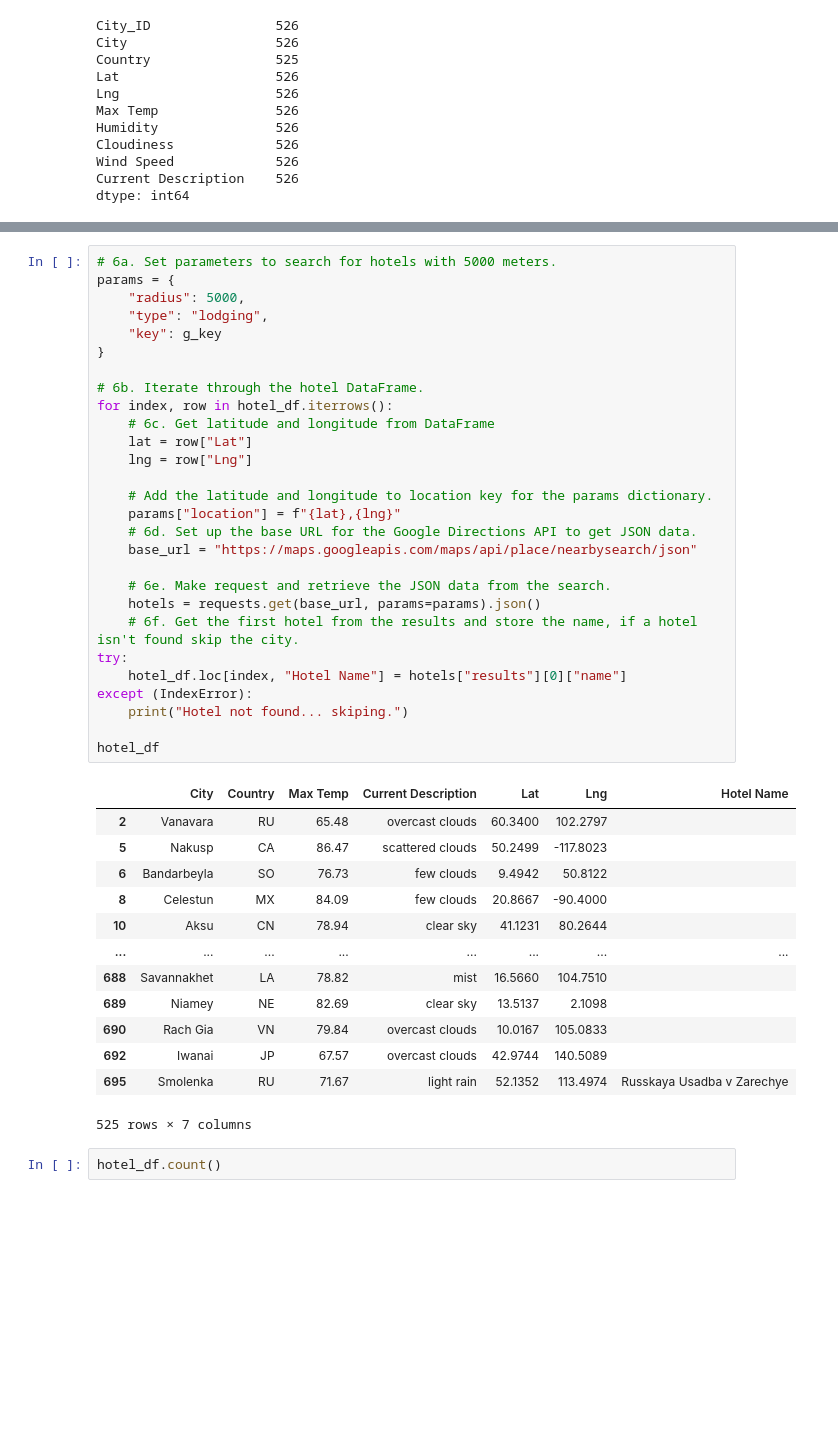
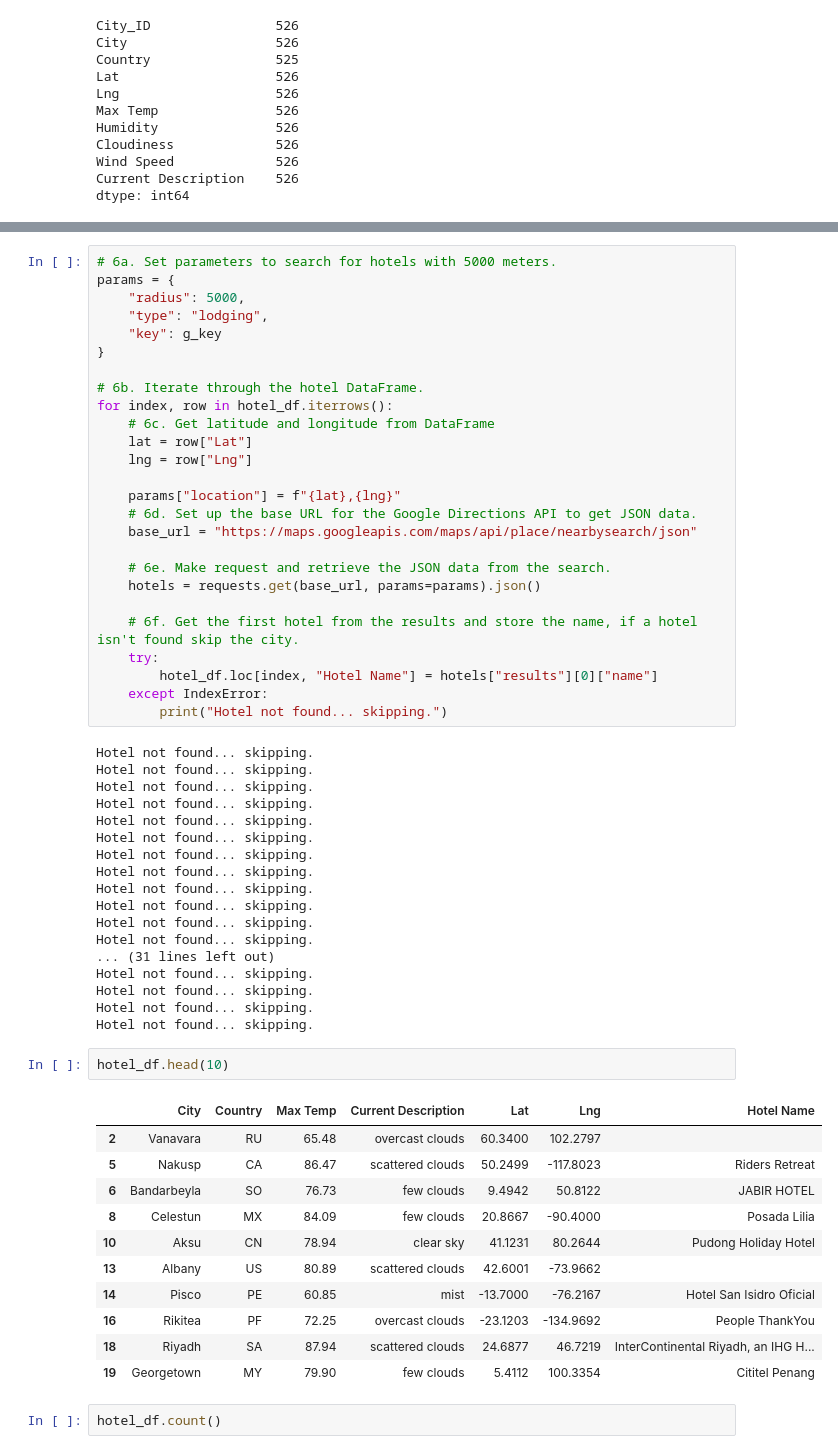
Before and after one commit to Loukya-Shivapooja/World_Weather_Analysis, a Jupyter notebook: Vacation_Search/Vacation_Search.ipynb, the cells around one changed output, grey strips where cells are left out. Drawn from its saved outputs; the diff is of its cells as text; blank space fills up the shorter version.

```diff
--- a/Vacation_Search/Vacation_Search.ipynb
+++ b/Vacation_Search/Vacation_Search.ipynb
@@ -133,34 +133,50 @@ for index, row in hotel_df.iterrows():
     lat = row["Lat"]
     lng = row["Lng"]
 
-    # Add the latitude and longitude to location key for the params dictionary.
     params["location"] = f"{lat},{lng}"
     # 6d. Set up the base URL for the Google Directions API to get JSON data.
     base_url = "https://maps.googleapis.com/maps/api/place/nearbysearch/json"
 
     # 6e. Make request and retrieve the JSON data from the search.
     hotels = requests.get(base_url, params=params).json()
+
     # 6f. Get the first hotel from the results and store the name, if a hotel isn't found skip the city.
-try:
-    hotel_df.loc[index, "Hotel Name"] = hotels["results"][0]["name"]
-except (IndexError):
-    print("Hotel not found... skiping.")
-
-hotel_df
+    try:
+        hotel_df.loc[index, "Hotel Name"] = hotels["results"][0]["name"]
+    except IndexError:
+        print("Hotel not found... skipping.")
 # %% [output]
-|  | City | Country | Max Temp | Current Description | Lat | Lng | Hotel Name |
-| 2 | Vanavara | RU | 65.48 | overcast clouds | 60.3400 | 102.2797 |  |
-| 5 | Nakusp | CA | 86.47 | scattered clouds | 50.2499 | -117.8023 |  |
-| 6 | Bandarbeyla | SO | 76.73 | few clouds | 9.4942 | 50.8122 |  |
-| 8 | Celestun | MX | 84.09 | few clouds | 20.8667 | -90.4000 |  |
-| 10 | Aksu | CN | 78.94 | clear sky | 41.1231 | 80.2644 |  |
-| ... | ... | ... | ... | ... | ... | ... | ... |
-| 688 | Savannakhet | LA | 78.82 | mist | 16.5660 | 104.7510 |  |
-| 689 | Niamey | NE | 82.69 | clear sky | 13.5137 | 2.1098 |  |
-| 690 | Rach Gia | VN | 79.84 | overcast clouds | 10.0167 | 105.0833 |  |
-| 692 | Iwanai | JP | 67.57 | overcast clouds | 42.9744 | 140.5089 |  |
-| 695 | Smolenka | RU | 71.67 | light rain | 52.1352 | 113.4974 | Russkaya Usadba v Zarechye |
-525 rows × 7 columns
+Hotel not found... skipping.
+Hotel not found... skipping.
+Hotel not found... skipping.
+Hotel not found... skipping.
+Hotel not found... skipping.
+Hotel not found... skipping.
+Hotel not found... skipping.
+Hotel not found... skipping.
+Hotel not found... skipping.
+Hotel not found... skipping.
+Hotel not found... skipping.
+Hotel not found... skipping.
+... (31 lines left out)
+Hotel not found... skipping.
+Hotel not found... skipping.
+Hotel not found... skipping.
+Hotel not found... skipping.
+# %%
+hotel_df.head(10)
+# %% [output]
+|  | City | Country | Max Temp | Current Description | Lat | Lng | Hotel Name |
+| 2 | Vanavara | RU | 65.48 | overcast clouds | 60.3400 | 102.2797 |  |
+| 5 | Nakusp | CA | 86.47 | scattered clouds | 50.2499 | -117.8023 | Riders Retreat |
+| 6 | Bandarbeyla | SO | 76.73 | few clouds | 9.4942 | 50.8122 | JABIR HOTEL |
+| 8 | Celestun | MX | 84.09 | few clouds | 20.8667 | -90.4000 | Posada Lilia |
+| 10 | Aksu | CN | 78.94 | clear sky | 41.1231 | 80.2644 | Pudong Holiday Hotel |
+| 13 | Albany | US | 80.89 | scattered clouds | 42.6001 | -73.9662 |  |
+| 14 | Pisco | PE | 60.85 | mist | -13.7000 | -76.2167 | Hotel San Isidro Oficial |
+| 16 | Rikitea | PF | 72.25 | overcast clouds | -23.1203 | -134.9692 | People ThankYou |
+| 18 | Riyadh | SA | 87.94 | scattered clouds | 24.6877 | 46.7219 | InterContinental Riyadh, an IHG H... |
+| 19 | Georgetown | MY | 79.90 | few clouds | 5.4112 | 100.3354 | Cititel Penang |
 # %%
 hotel_df.count()
 # %% [output]
```
Also changed, not shown: parts of 6 cells of this notebook, 9 other files.
